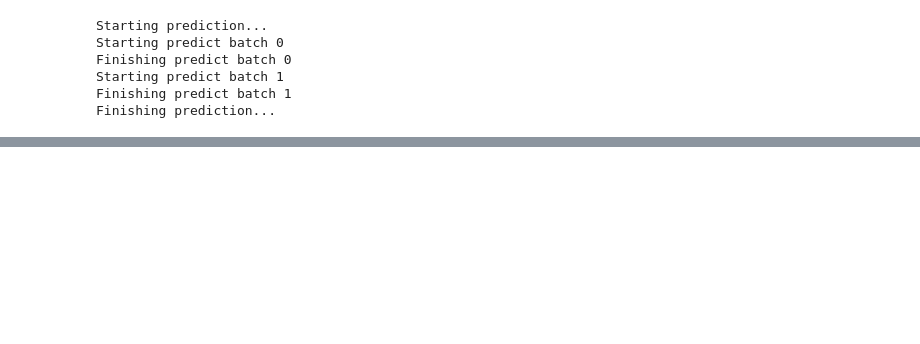
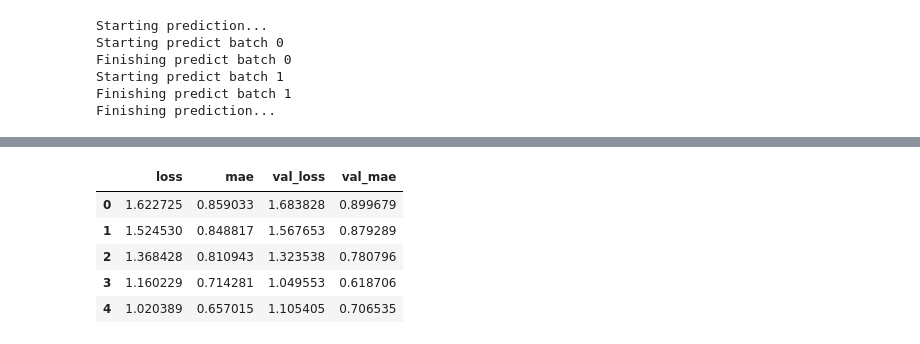
Before and after one commit to ravitata/tensorflow2, a Jupyter notebook: w2_work.ipynb, the cells around one changed output, grey strips where cells are left out. Saved outputs shown, nothing was run; the diff lists cells and outputs as text; code cells hidden in the pictures; blank space fills up the shorter version.

```diff
--- a/w2_work.ipynb
+++ b/w2_work.ipynb
@@ -411,0 +430,10 @@ array([[-0.4228178 ],
+# %%
+df = pd.DataFrame(hist.history)
+df.head()
+# %% [output]
+|  | loss | mae | val_loss | val_mae |
+| 0 | 1.622725 | 0.859033 | 1.683828 | 0.899679 |
+| 1 | 1.524530 | 0.848817 | 1.567653 | 0.879289 |
+| 2 | 1.368428 | 0.810943 | 1.323538 | 0.780796 |
+| 3 | 1.160229 | 0.714281 | 1.049553 | 0.618706 |
+| 4 | 1.020389 | 0.657015 | 1.105405 | 0.706535 |
```
Also changed, not shown: parts of 27 cells of this notebook.
